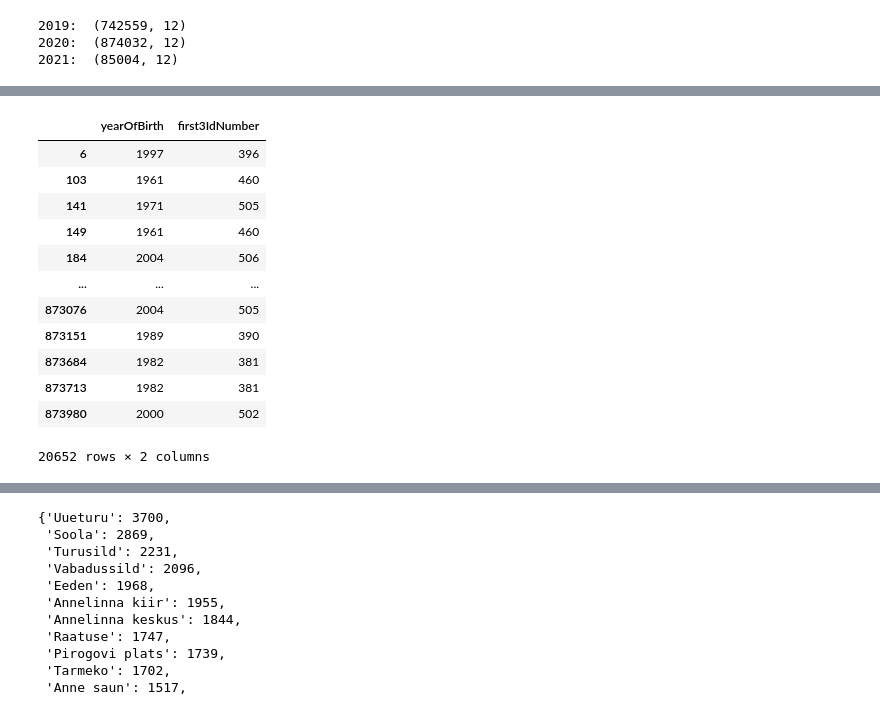
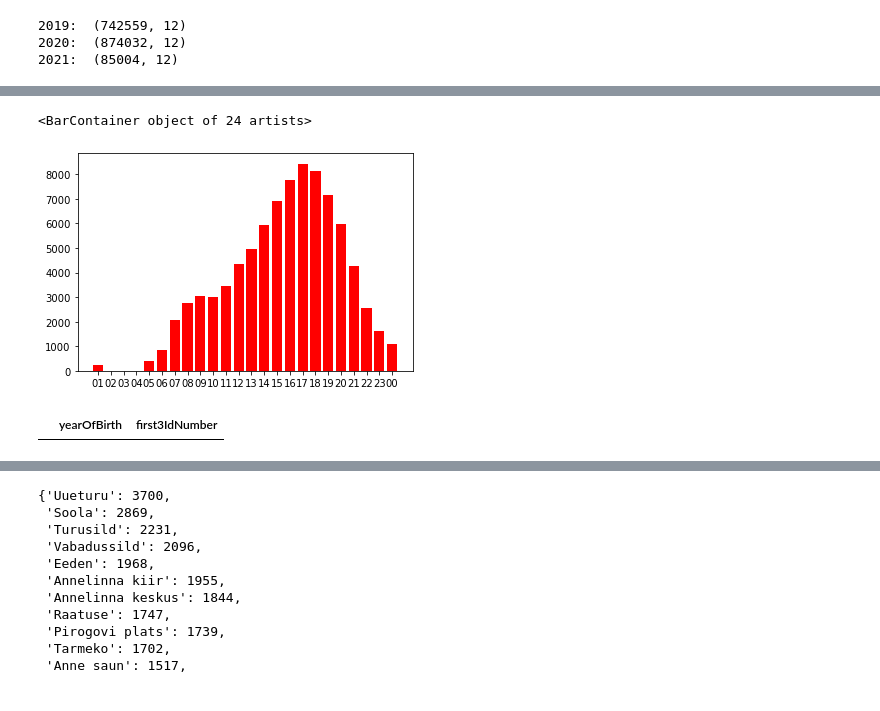
Before and after one commit to OttoJoeleht/IDS-2021-C2, a Jupyter notebook: Rattaringlus.ipynb, the cells around one changed output, grey strips where cells are left out. Cells and saved outputs as stored; diff of their text form; code cells hidden in the pictures.

```diff
--- a/Rattaringlus.ipynb
+++ b/Rattaringlus.ipynb
@@ -76,3 +174,18 @@ data2019[['yearOfBirth', 'first3IdNumber']].loc[(data2019['yearOfBirth'].str[2:4
+# %%
+kellaajadKinni21Dict = {"01":0,"02":0,"03":0,"04":0,"05":0,"06":0,"07":0,"08":0,"09":0,"10":0,"11":0,"12":0,"13":0,"14":0,"15":0,"16":0,"17":0,"18":0,"19":0,"20":0,"21":0,"22":0,"23":0,"00":0}
+#data2019.unlockedattime.str[:2]
+
+for index, row in data2021.iterrows():
+    #print(row['unlockedattime'][:2])
+    kellaajadKinni21Dict[row['lockedattime'][:2]] = kellaajadKinni21Dict[row['unlockedattime'][:2]] + 1
+
+keysKinni21 = kellaajadKinni21Dict.keys()
+valuesKinni21 = kellaajadKinni21Dict.values()
+
+plt.bar(keysKinni21, valuesKinni21, color="red")
+# %% [output]
+<BarContainer object of 24 artists>
+[figure, added]
 # %%
 #data2020 = data2020.drop(columns=['startstationserialnumber','endstationserialnumber'])
 data2020 = data2020.drop(data2020[(data2020.startstationname == '-- Määramata --') | (data2020.endstationname == '-- Määramata --')].index)
@@ -82,46 +195,34 @@ data2020 = data2020.drop(data2020[(data2020.startstationname == 'Töökoda') | (
 data2020 = data2020.drop(data2020[(data2020.startstationname == 'Undetermined') | (data2020.endstationname == 'Undetermined')].index)
 data2020 = data2020.drop(data2020[(data2020.startstationname == 'Ihaste Päev') | (data2020.endstationname == 'Ihaste Päev')].index)
 data2020 = data2020.drop(data2020[data2020['length'] < 0.05].index)
 data2020 = data2020.drop(data2020[data2020.length == 0].index)
 
 data2020['first3IdNumber'] = data2020['first3IdNumber'].fillna("NaN")
 # Määra sünniaasta andmetüübiks 'sõne'.
 data2020['yearOfBirth'] = data2020['yearOfBirth'].astype(str)
 # Eemalda sünniaasta lõpust '.0'.
-#data2020['yearOfBirth'] = data2020['yearOfBirth'].str[:-2]
+data2020['yearOfBirth'] = data2020['yearOfBirth'].str[:-2]
 data2020['yearOfBirth'] = data2020['yearOfBirth'].replace('n', '000')
 
 # Eemalda ID-kaardi numbrid, mille pikkus on lühem kui 3.
 data2020 = data2020.drop(data2020[data2020['first3IdNumber'].str.len() != 3].index)
 # Eemalda ID-kaardi numbrid, mis ei kuulu massiivi kaardi esimese numbri põhjal.
 synNr = ['N','1','2','3','4','5','6']
 data2020 = data2020.drop(data2020[~data2020['first3IdNumber'].str[0].isin(synNr)].index)
 
 data2020.loc[((data2020['first3IdNumber'].str[0] == '1') | (data2020['first3IdNumber'].str[0] == '2')),'yearOfBirth'] = ('18' + data2020['first3IdNumber'].str[1:])
 data2020.loc[((data2020['first3IdNumber'].str[0] == '3') | (data2020['first3IdNumber'].str[0] == '4')),'yearOfBirth'] = ('19' + data2020['first3IdNumber'].str[1:])
 data2020.loc[((data2020['first3IdNumber'].str[0] == '5') | (data2020['first3IdNumber'].str[0] == '6')),'yearOfBirth'] = ('20' + data2020['first3IdNumber'].str[1:])
 
 # Sünniaasta ja ID-kaardi numbrid ei kattu
 data2020[['yearOfBirth', 'first3IdNumber']].loc[(data2020['yearOfBirth'].str[2:4] != data2020['first3IdNumber'].str[1:]) & ((data2020['yearOfBirth'].str[:3] != '000') & (data2020['first3IdNumber'] != 'NaN'))]
 # Sünniaasta puudub, ID-kaart olemas
 #data2020[['yearOfBirth', 'first3IdNumber']].loc[(data2020['yearOfBirth'].str[:3] == '000') & (data2020['first3IdNumber'] != 'NaN')]
 
 #data2020[['yearOfBirth', 'first3IdNumber']]
 #data2020['first3IdNumber'].unique()
 # %% [output]
 |  | yearOfBirth | first3IdNumber |
-| 6 | 1997 | 396 |
-| 103 | 1961 | 460 |
-| 141 | 1971 | 505 |
-| 149 | 1961 | 460 |
-| 184 | 2004 | 506 |
-| ... | ... | ... |
-| 873076 | 2004 | 505 |
-| 873151 | 1989 | 390 |
-| 873684 | 1982 | 381 |
-| 873713 | 1982 | 381 |
-| 873980 | 2000 | 502 |
-20652 rows × 2 columns
 # %%
 #data2021 = data2021.drop(columns=['startstationserialnumber','endstationserialnumber'])
 data2021 = data2021.drop(data2021[(data2021.startstationname == 'SPARK Demo') | (data2021.endstationname == 'SPARK Demo')].index)
```
Also changed, not shown: parts of 9 cells of this notebook.
